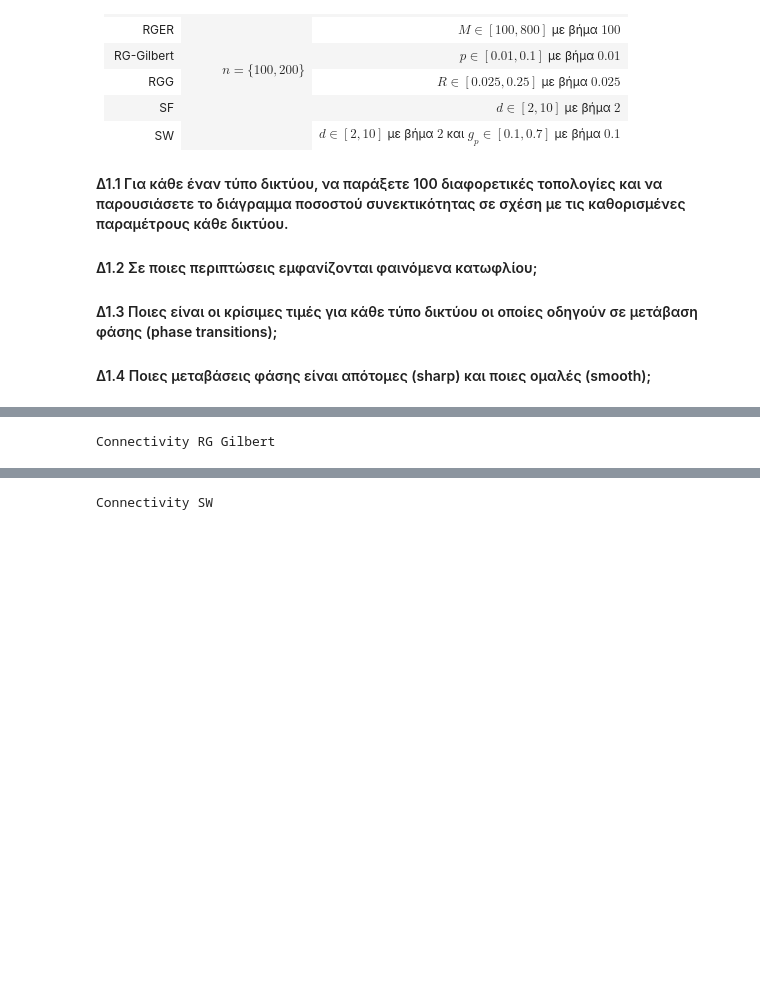
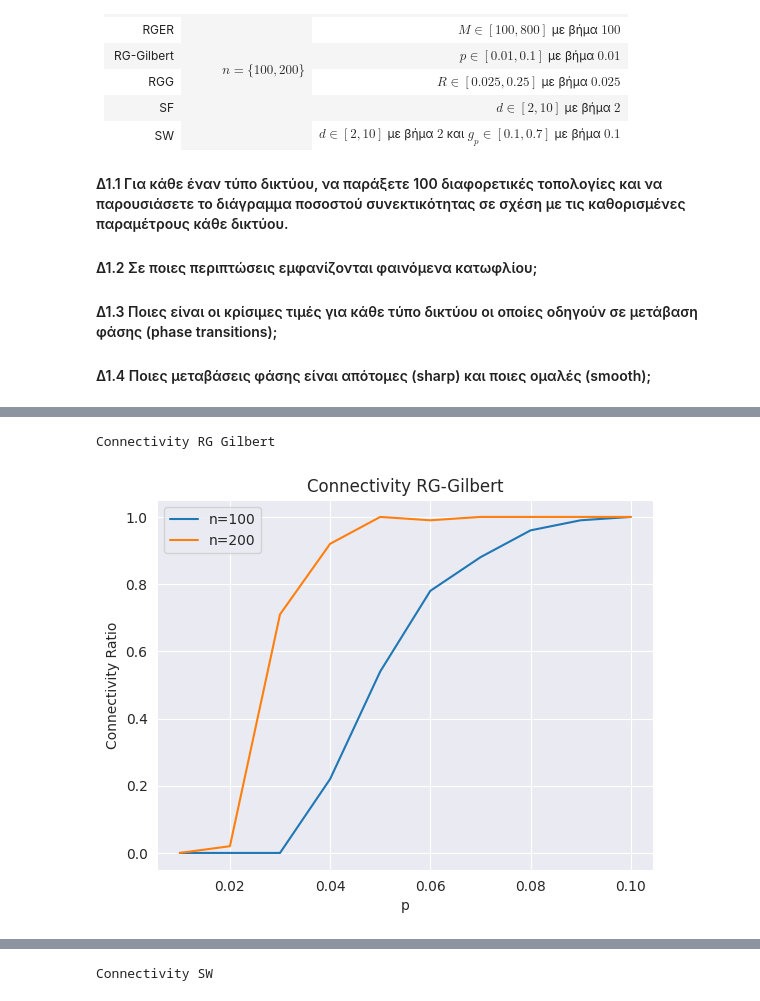
Before and after one commit to ChrisNick92/SocialNetworkAnalysis, a Jupyter notebook: project1/christosnikou_03400146.ipynb, the cells around one changed output, grey strips where cells are left out. Saved outputs shown, nothing was run; the diff lists cells and outputs as text; code cells hidden in the pictures; blank space fills up the shorter version.

```diff
--- a/project1/christosnikou_03400146.ipynb
+++ b/project1/christosnikou_03400146.ipynb
@@ -801,6 +849,9 @@ Connectivity RG Erdos-Renyi
 # %%
 print("Connectivity RG Gilbert")
+
+generate_diagram(type = "RG-Gilbert")
 # %% [output]
 Connectivity RG Gilbert
+[figure, added]
 # %%
 print("Connectivity RGG")
```
Also changed, not shown: parts of 6 cells of this notebook.
